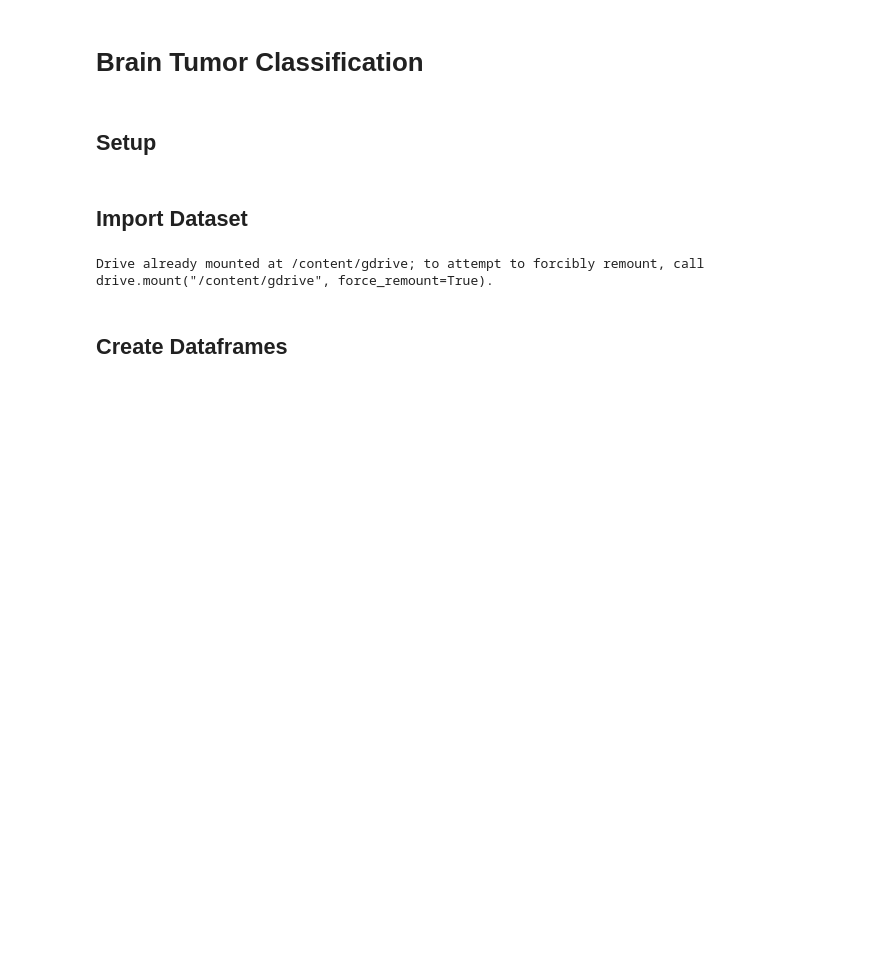
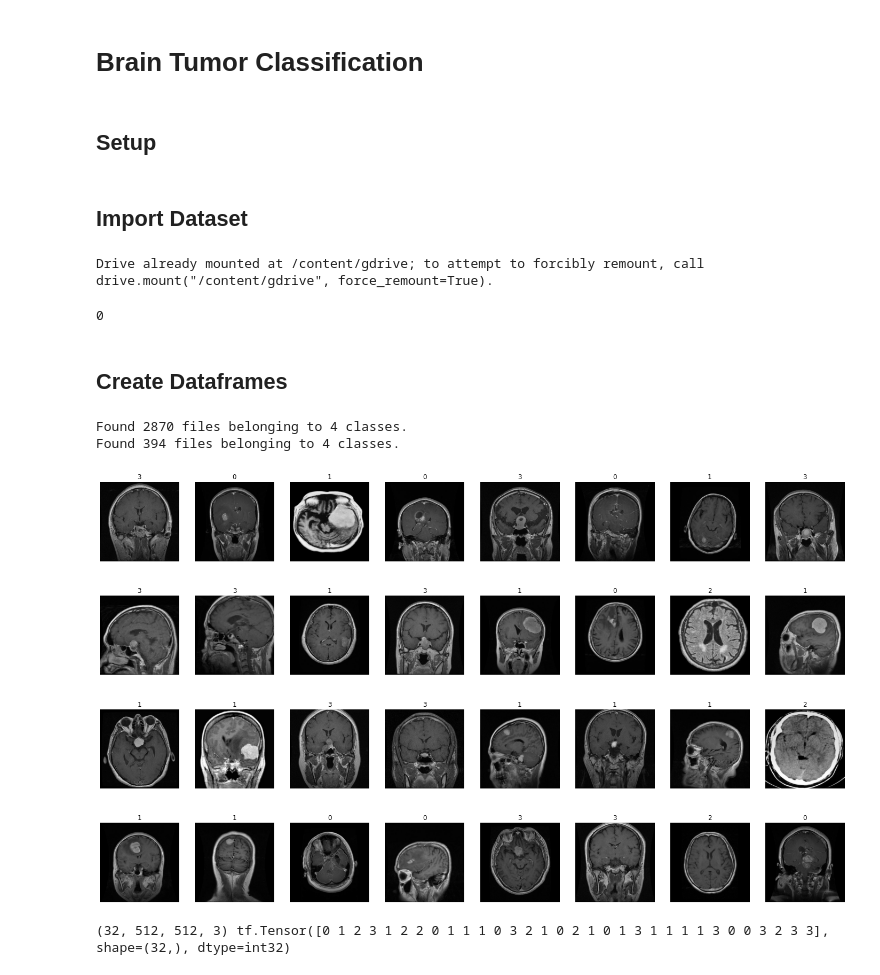
Before and after one commit to bori00/BrainTumorClassification, a Jupyter notebook: BrainTumorClassification.ipynb, the cells around one changed output. Drawn from its saved outputs; the diff is of its cells as text; code cells hidden in the pictures; blank space fills up the shorter version.

Commit message:
create tf.Dataset and visualize 1st batch

```diff
--- a/BrainTumorClassification.ipynb
+++ b/BrainTumorClassification.ipynb
@@ -42,2 +50,42 @@ Drive already mounted at /content/gdrive; to attempt to forcibly remount, call d
+# %%
+image_count = len(list(data_dir.glob('*/*.jpg')))
+print(image_count)
+# %% [output]
+0
 # %% [markdown]
 ## Create Dataframes
+# %%
+IMAGE_SIZE = (512, 512)
+BATCH_SIZE = 32
+# %%
+train_ds = tf.keras.utils.image_dataset_from_directory(
+  'Training',
+  shuffle=True,
+  seed=SEED,
+  image_size=IMAGE_SIZE,
+  batch_size=BATCH_SIZE)
+
+test_ds = tf.keras.utils.image_dataset_from_directory(
+  'Testing',
+  shuffle=True,
+  seed=SEED,
+  image_size=IMAGE_SIZE,
+  batch_size=BATCH_SIZE)
+# %% [output]
+Found 2870 files belonging to 4 classes.
+Found 394 files belonging to 4 classes.
+# %%
+plt.figure(figsize=(25, 15))
+for images, labels in train_ds.take(1):
+    for i in range(32):
+        ax = plt.subplot(4, 8, i + 1)
+        plt.imshow(images[i].numpy().astype("uint8"))
+        plt.title(int(labels[i]))
+        plt.axis("off")
+# %% [output]
+[figure, added]
+# %%
+for x, y in train_ds.take(1):
+  print(x.shape, y)
+# %% [output]
+(32, 512, 512, 3) tf.Tensor([0 1 2 3 1 2 2 0 1 1 1 0 3 2 1 0 2 1 0 1 3 1 1 1 1 3 0 0 3 2 3 3], shape=(32,), dtype=int32)
```
Also changed, not shown: parts of 3 cells of this notebook.
